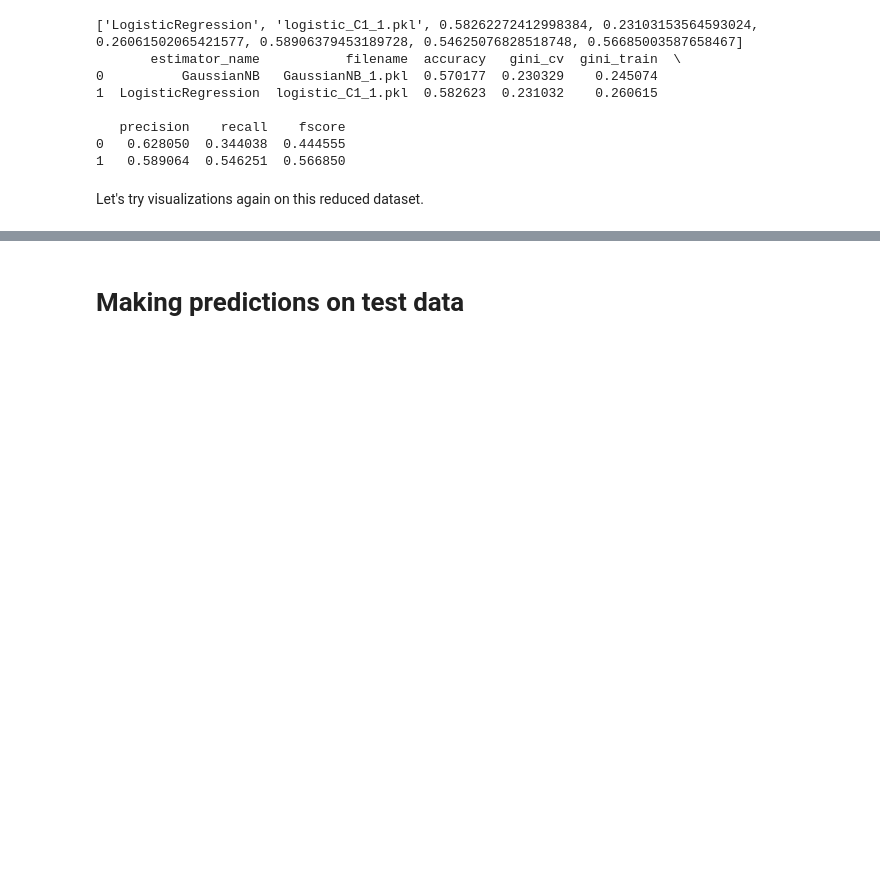
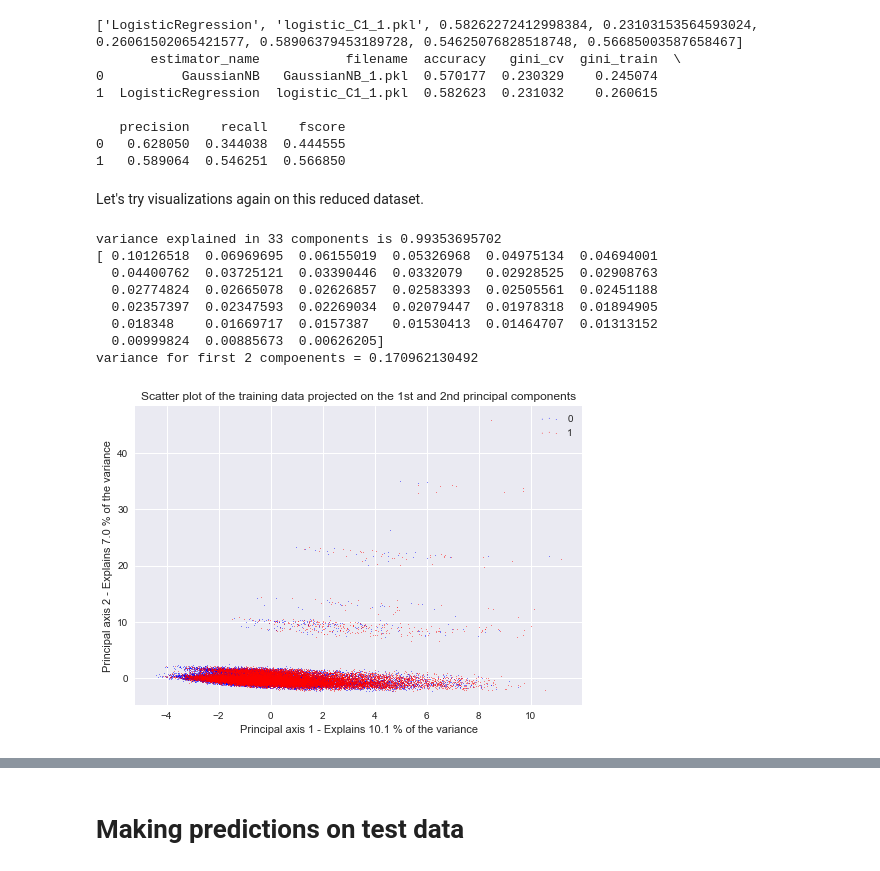
Before and after one commit to astha-chem/Kaggle-Porto-Seguro, a Jupyter notebook: Porto-Seguro.ipynb, the cells around one changed output, grey strips where cells are left out. Drawn from its saved outputs; the diff is of its cells as text; code cells hidden in the pictures; blank space fills up the shorter version.

```diff
--- a/Porto-Seguro.ipynb
+++ b/Porto-Seguro.ipynb
@@ -331,3 +371,15 @@ print(results)
 1   0.589064  0.546251  0.566850
 # %% [markdown]
 Let's try visualizations again on this reduced dataset.
+# %%
+X = fit_plotpca(norm_data_resampled.drop("target", axis = 1),norm_data_resampled['target'].values.astype(np.int8), 33)
+# %% [output]
+variance explained in 33 components is 0.99353695702
+[ 0.10126518  0.06969695  0.06155019  0.05326968  0.04975134  0.04694001
+  0.04400762  0.03725121  0.03390446  0.0332079   0.02928525  0.02908763
+  0.02774824  0.02665078  0.02626857  0.02583393  0.02505561  0.02451188
+  0.02357397  0.02347593  0.02269034  0.02079447  0.01978318  0.01894905
+  0.018348    0.01669717  0.0157387   0.01530413  0.01464707  0.01313152
+  0.00999824  0.00885673  0.00626205]
+variance for first 2 compoenents = 0.170962130492
+[figure, added]
```
Also changed, not shown: parts of 42 cells of this notebook.
